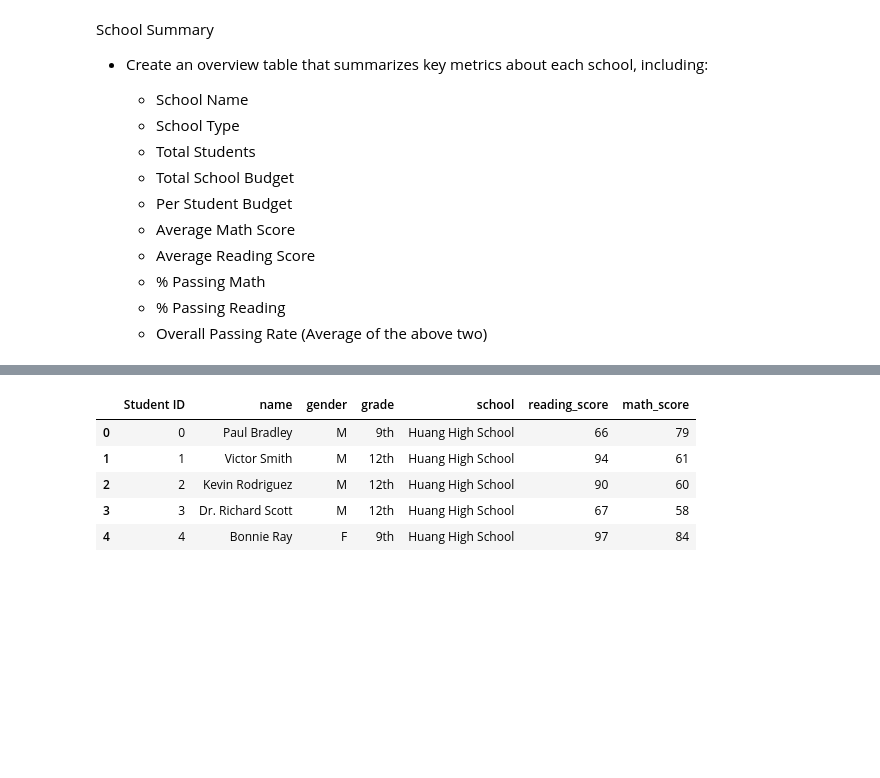
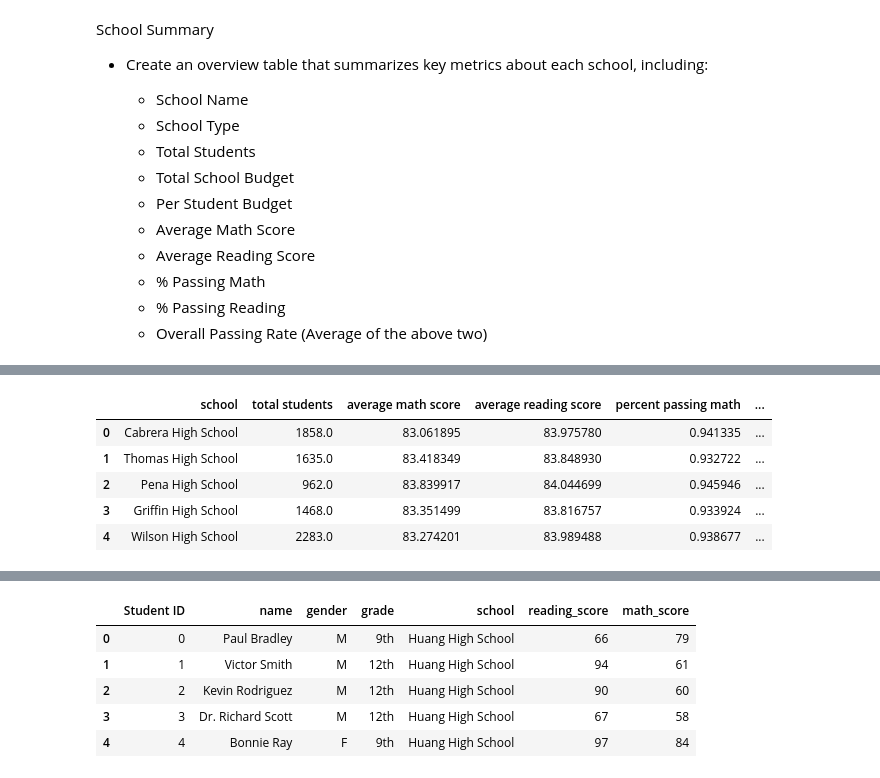
Before and after one commit to coreyclip/Pandas-Box, a Jupyter notebook: AcademyPy.ipynb, the cells around one changed output, grey strips where cells are left out. Saved outputs shown, nothing was run; the diff lists cells and outputs as text; code cells hidden in the pictures; blank space fills up the shorter version.

```diff
--- a/AcademyPy.ipynb
+++ b/AcademyPy.ipynb
@@ -180,0 +215,17 @@ pd.DataFrame([school_total_students, school_avg_math,school_avg_reading, schools
+# %%
+# find the top 5 performing schools based on overall passing rate
+
+top_5_index = school_stats["overall passing rate"].sort_values(ascending=False)[:5].index
+top_5_stats = school_stats.loc[top_5_index,:].reset_index()
+# select the top 5 out of the school stats and merge them with the main school stats table
+top_5 = pd.merge(top_5_stats, schools.rename(columns={'name':'school'}),how='inner', on='school')
+#calculate budget per student
+top_5['per student budget'] = top_5['budget'] / top_5['total students']
+top_5.drop(['School ID', 'size'], axis=1)
+# %% [output]
+|  | school | total students | average math score | average reading score | percent passing math | ... |
+| 0 | Cabrera High School | 1858.0 | 83.061895 | 83.975780 | 0.941335 | ... |
+| 1 | Thomas High School | 1635.0 | 83.418349 | 83.848930 | 0.932722 | ... |
+| 2 | Pena High School | 962.0 | 83.839917 | 84.044699 | 0.945946 | ... |
+| 3 | Griffin High School | 1468.0 | 83.351499 | 83.816757 | 0.933924 | ... |
+| 4 | Wilson High School | 2283.0 | 83.274201 | 83.989488 | 0.938677 | ... |
```
Also changed, not shown: parts of 13 cells of this notebook.
